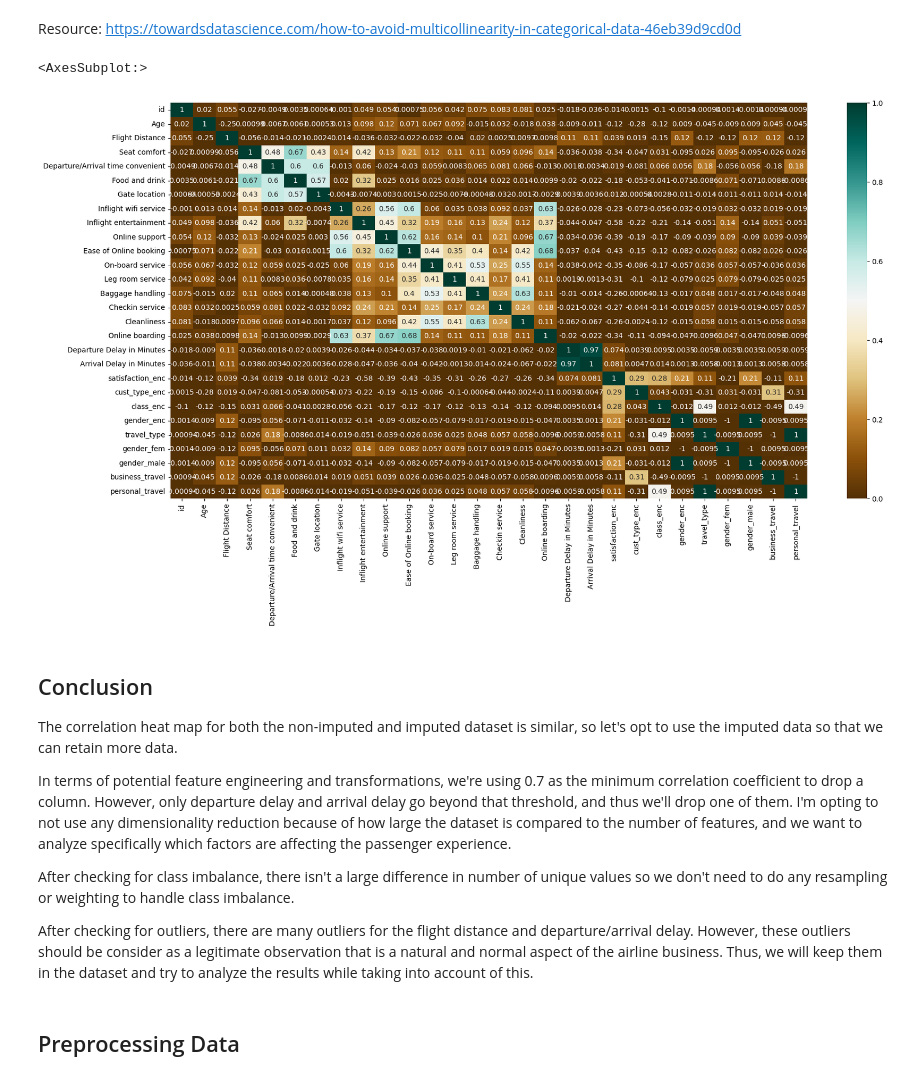
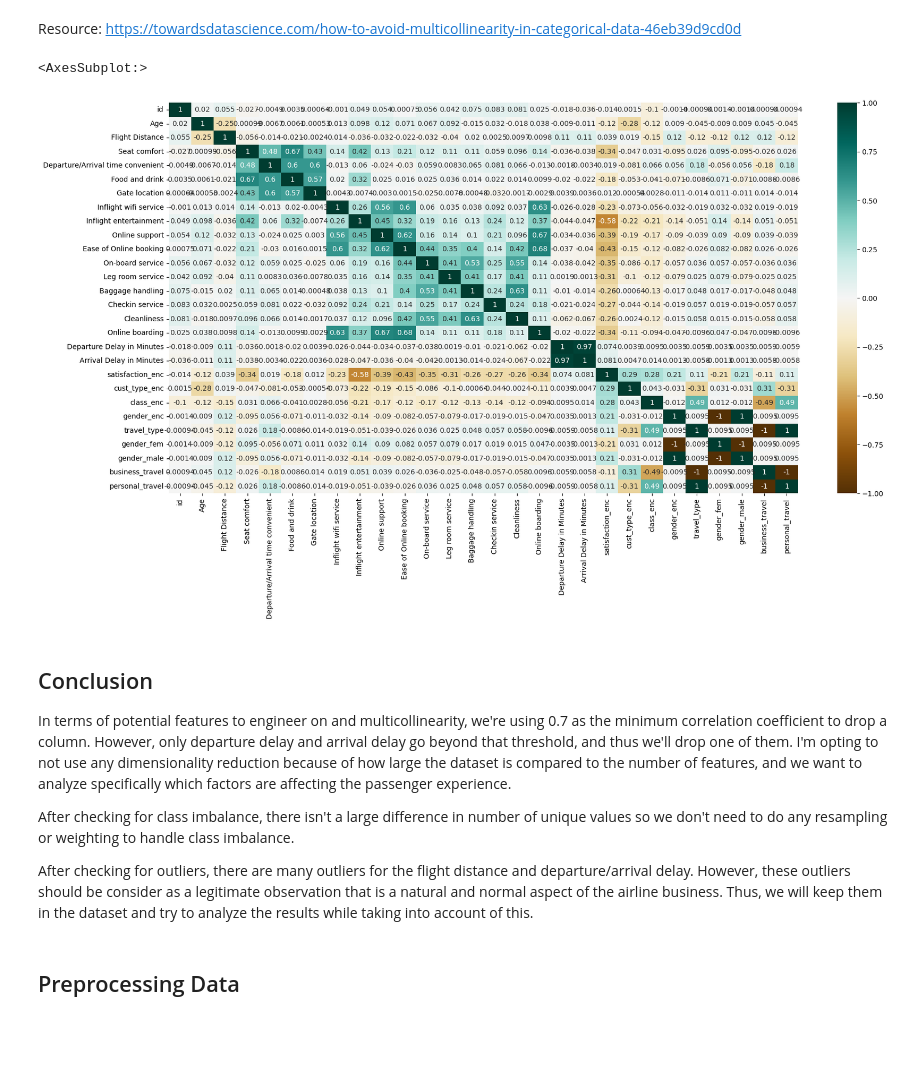
Before and after one commit to huongngo-8/customer_satisfaction, a Jupyter notebook: notebooks/eda.ipynb, the cells around one changed output. Saved outputs shown, nothing was run; the diff lists cells and outputs as text; code cells hidden in the pictures; blank space fills up the shorter version.

```diff
--- a/notebooks/eda.ipynb
+++ b/notebooks/eda.ipynb
@@ -510,18 +491,16 @@ pdf.head()
 Resource: https://towardsdatascience.com/how-to-avoid-multicollinearity-in-categorical-data-46eb39d9cd0d
 # %%
 plt.figure(figsize = (20, 10))
-sns.heatmap(pdf.corr(), vmin = 0, vmax = 1, annot = True, cmap = 'BrBG')
+sns.heatmap(pdf.corr(), vmin = -1, vmax = 1, annot = True, cmap = 'BrBG')
 # %% [output]
 <AxesSubplot:>
-[figure, old version]
+[figure, new version]
 # %%
 pax_sat_df = pax_sat_df_impute
 # %% [markdown]
 ## Conclusion
 
-The correlation heat map for both the non-imputed and imputed dataset is similar, so let's opt to use the imputed data so that we can retain more data.
-
-In terms of potential feature engineering and transformations, we're using 0.7 as the minimum correlation coefficient to drop a column. However, only departure delay and arrival delay go beyond that threshold, and thus we'll drop one of them. I'm opting to not use any dimensionality reduction because of how large the dataset is compared to the number of features, and we want to analyze specifically which factors are affecting the passenger experience.
+In terms of potential features to engineer on and multicollinearity, we're using 0.7 as the minimum correlation coefficient to drop a column. However, only departure delay and arrival delay go beyond that threshold, and thus we'll drop one of them. I'm opting to not use any dimensionality reduction because of how large the dataset is compared to the number of features, and we want to analyze specifically which factors are affecting the passenger experience.
 
 After checking for class imbalance, there isn't a large difference in number of unique values so we don't need to do any resampling or weighting to handle class imbalance.
 
```
Also changed, not shown: parts of 2 cells of this notebook, 1 other file.
